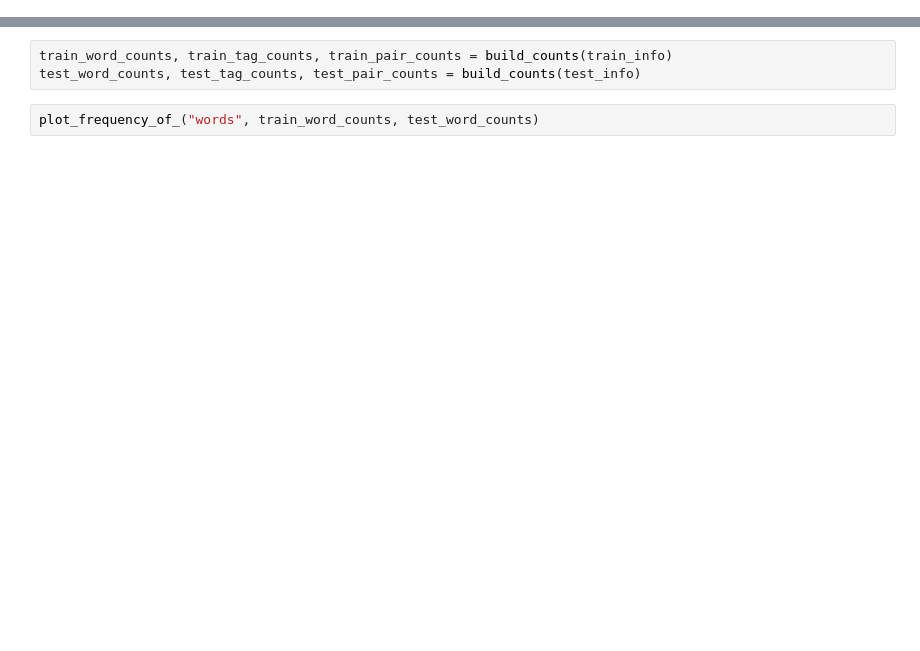
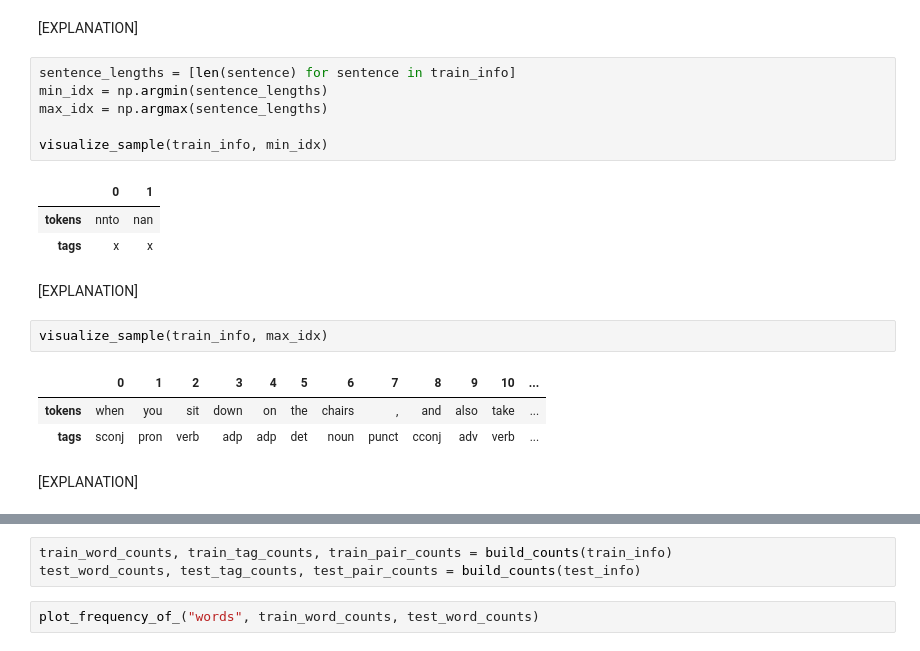
Before and after one commit to ramcarreno/pos-tagger, a Jupyter notebook: analyses/eda_english_data.ipynb, the cells around one changed output, grey strips where cells are left out. Cells and saved outputs as stored; diff of their text form; blank space fills up the shorter version.

```diff
--- a/analyses/eda_english_data.ipynb
+++ b/analyses/eda_english_data.ipynb
@@ -34,3 +55,25 @@ Percentile 75, lenght: 11.0
+# %% [markdown]
+[EXPLANATION]
+# %%
+sentence_lengths = [len(sentence) for sentence in train_info]
+min_idx = np.argmin(sentence_lengths)
+max_idx = np.argmax(sentence_lengths)
+
+visualize_sample(train_info, min_idx)
+# %% [output]
+|  | 0 | 1 |
+| tokens | nnto | nan |
+| tags | x | x |
+# %% [markdown]
+[EXPLANATION]
+# %%
+visualize_sample(train_info, max_idx)
+# %% [output]
+|  | 0 | 1 | 2 | 3 | 4 | 5 | 6 | 7 | 8 | 9 | 10 | ... |
+| tokens | when | you | sit | down | on | the | chairs | , | and | also | take | ... |
+| tags | sconj | pron | verb | adp | adp | det | noun | punct | cconj | adv | verb | ... |
+# %% [markdown]
+[EXPLANATION]
 # %%
 get_stats(test_info)
 # %% [output]
```
Also changed, not shown: parts of 39 cells of this notebook, 2 other files.
